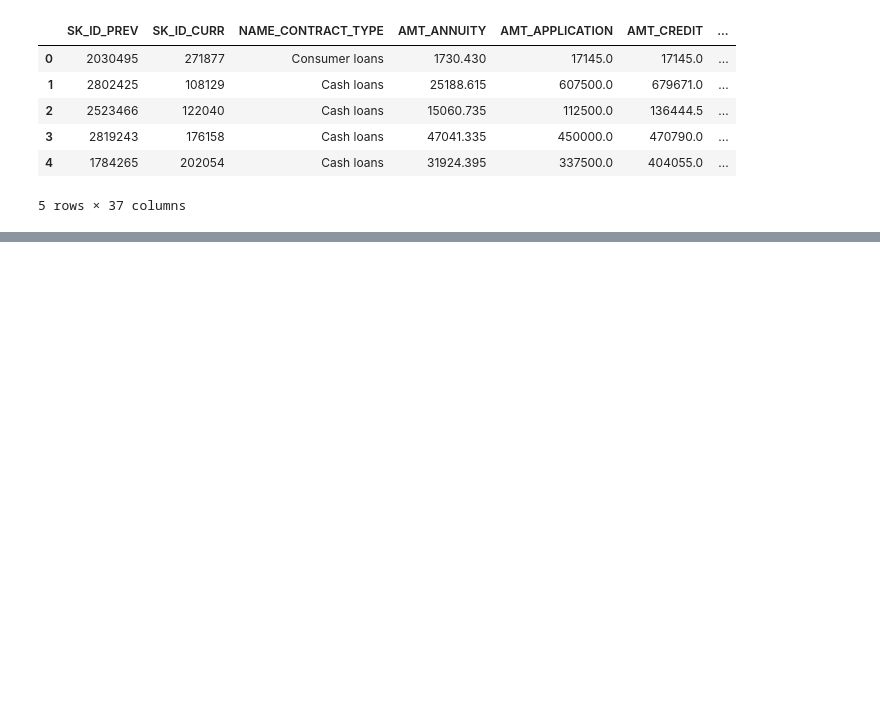
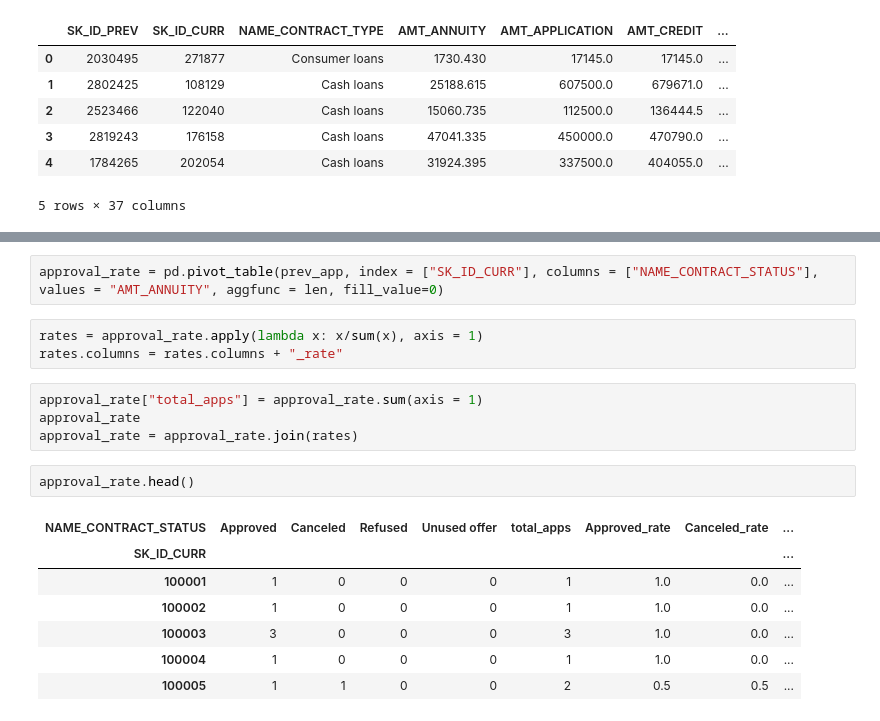
Before and after one commit to Antonio-Avila/Home-Credit-Default, a Jupyter notebook: Previous_Apps.ipynb, the cells around one changed output, grey strips where cells are left out. Cells and saved outputs as stored; diff of their text form; blank space fills up the shorter version.

Commit message:
Looking into previous application  acceptance rates

```diff
--- a/Previous_Apps.ipynb
+++ b/Previous_Apps.ipynb
@@ -36,0 +78,19 @@ prev_app.head()
+# %%
+approval_rate = pd.pivot_table(prev_app, index = ["SK_ID_CURR"], columns = ["NAME_CONTRACT_STATUS"], values = "AMT_ANNUITY", aggfunc = len, fill_value=0)
+# %%
+rates = approval_rate.apply(lambda x: x/sum(x), axis = 1)
+rates.columns = rates.columns + "_rate"
+# %%
+approval_rate["total_apps"] = approval_rate.sum(axis = 1)
+approval_rate
+approval_rate = approval_rate.join(rates)
+# %%
+approval_rate.head()
+# %% [output]
+| NAME_CONTRACT_STATUS | Approved | Canceled | Refused | Unused offer | total_apps | Approved_rate | Canceled_rate | ... |
+| SK_ID_CURR |  |  |  |  |  |  |  | ... |
+| 100001 | 1 | 0 | 0 | 0 | 1 | 1.0 | 0.0 | ... |
+| 100002 | 1 | 0 | 0 | 0 | 1 | 1.0 | 0.0 | ... |
+| 100003 | 3 | 0 | 0 | 0 | 3 | 1.0 | 0.0 | ... |
+| 100004 | 1 | 0 | 0 | 0 | 1 | 1.0 | 0.0 | ... |
+| 100005 | 1 | 1 | 0 | 0 | 2 | 0.5 | 0.5 | ... |
```
Also changed, not shown: parts of 8 cells of this notebook.
